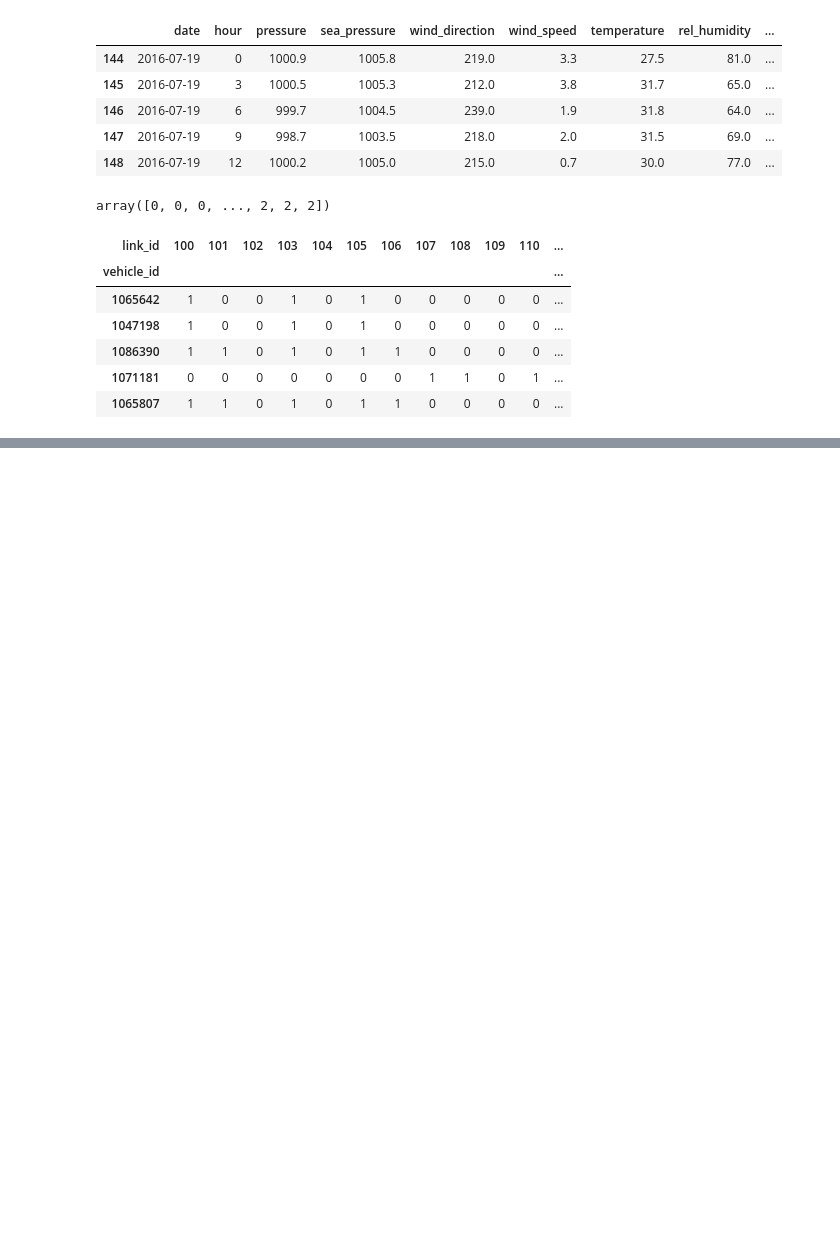
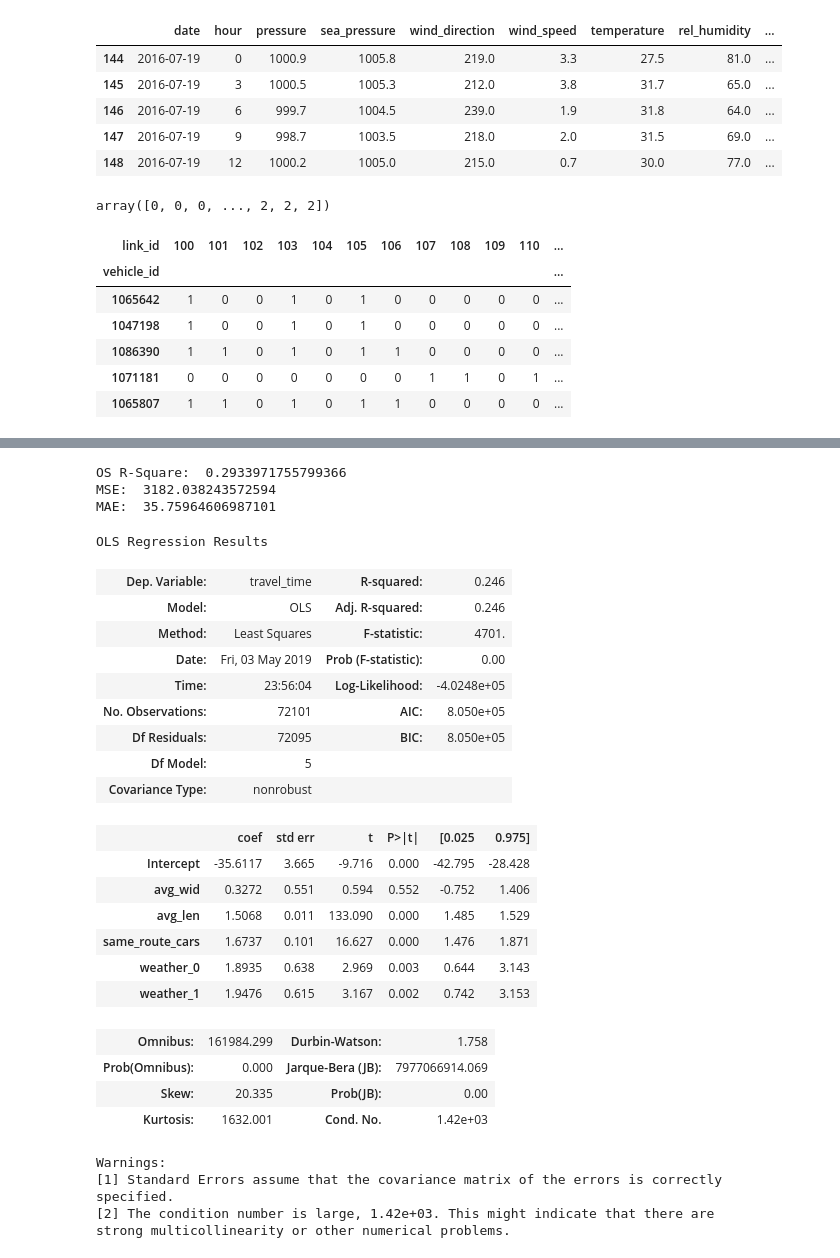
Before and after one commit to muciyuallen/TrafficFlowOptimization, a Jupyter notebook: Exploratory_Data_Analysis.ipynb, the cells around one changed output, grey strips where cells are left out. Cells and saved outputs as stored; diff of their text form; code cells hidden in the pictures; blank space fills up the shorter version.

Commit message:
model update

```diff
--- a/Exploratory_Data_Analysis.ipynb
+++ b/Exploratory_Data_Analysis.ipynb
@@ -642,0 +564,10 @@ V_df.shape
+# %%
+traintest_split = int(V_df.shape[0]*0.66)
+V_train = V_df.iloc[:traintest_split, :]
+V_test = V_df.iloc[traintest_split:, :]
+
+X_train = V_train.drop(columns = {"travel_time"}, axis=1)
+y_train = V_train["travel_time"]
+
+X_test = V_test.drop(columns = {"travel_time"}, axis=1)
+y_test = V_test["travel_time"]
@@ -642,0 +620,62 @@ V_df.shape
+# %%
+from sklearn.ensemble import RandomForestRegressor
+from sklearn.model_selection import GridSearchCV
+from sklearn.metrics import mean_squared_error, mean_absolute_error
+
+
+# your code here
+OS = []
+MSE = []
+MAE = []
+for i in range(1,11):
+    param_grid = {'max_depth':range(1,11)}
+    rf = RandomForestRegressor(n_estimators = 12,max_depth=i)
+    # gs=GridSearchCV(rf,param_grid=param_grid,scoring='accuracy')
+    rf.fit(X_train_simple,y_train)
+    OS.append(rf.score(X_test_simple, y_test))
+    y_pred = rf.predict(X_test_simple)
+    mse_ = mean_squared_error(y_test, y_pred)
+    mae_ = mean_absolute_error(y_test, y_pred)
+
+    MSE.append(mse_)
+    MAE.append(mae_)
+
+print("OS R-Square: ", np.mean(OS))
+print("MSE: ", np.mean(MSE))
+print("MAE: ", np.mean(MAE))
+# %% [output]
+OS R-Square:  0.2933971755799366
+MSE:  3182.038243572594
+MAE:  35.75964606987101
+# %%
+import statsmodels.formula.api as smf
+mod1 = smf.ols(formula=
+               'travel_time ~ avg_wid+avg_len+same_route_cars+weather_0++weather_1',
+              data=V_train).fit()
+mod1.summary()
+# %% [output]
+OLS Regression Results
+| Dep. Variable: | travel_time | R-squared: | 0.246 |
+| Model: | OLS | Adj. R-squared: | 0.246 |
+| Method: | Least Squares | F-statistic: | 4701. |
+| Date: | Fri, 03 May 2019 | Prob (F-statistic): | 0.00 |
+| Time: | 23:56:04 | Log-Likelihood: | -4.0248e+05 |
+| No. Observations: | 72101 | AIC: | 8.050e+05 |
+| Df Residuals: | 72095 | BIC: | 8.050e+05 |
+| Df Model: | 5 |  |  |
+| Covariance Type: | nonrobust |  |  |
+|  | coef | std err | t | P>|t| | [0.025 | 0.975] |
+| Intercept | -35.6117 | 3.665 | -9.716 | 0.000 | -42.795 | -28.428 |
+| avg_wid | 0.3272 | 0.551 | 0.594 | 0.552 | -0.752 | 1.406 |
+| avg_len | 1.5068 | 0.011 | 133.090 | 0.000 | 1.485 | 1.529 |
+| same_route_cars | 1.6737 | 0.101 | 16.627 | 0.000 | 1.476 | 1.871 |
+| weather_0 | 1.8935 | 0.638 | 2.969 | 0.003 | 0.644 | 3.143 |
+| weather_1 | 1.9476 | 0.615 | 3.167 | 0.002 | 0.742 | 3.153 |
+| Omnibus: | 161984.299 | Durbin-Watson: | 1.758 |
+| Prob(Omnibus): | 0.000 | Jarque-Bera (JB): | 7977066914.069 |
+| Skew: | 20.335 | Prob(JB): | 0.00 |
+| Kurtosis: | 1632.001 | Cond. No. | 1.42e+03 |
+Warnings:
+[1] Standard Errors assume that the covariance matrix of the errors is correctly specified.
+[2] The condition number is large, 1.42e+03. This might indicate that there are
+strong multicollinearity or other numerical problems.
```
Also changed, not shown: parts of 14 cells of this notebook.
